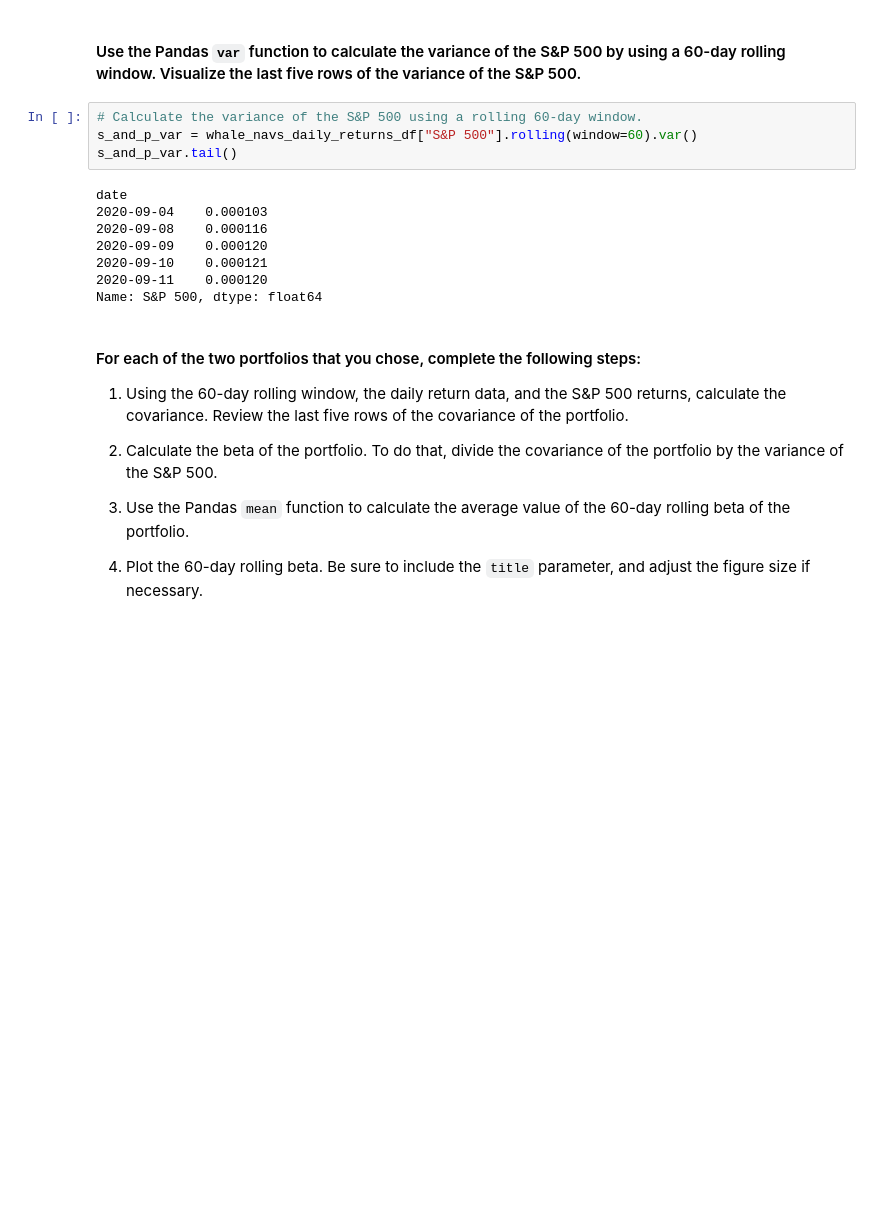
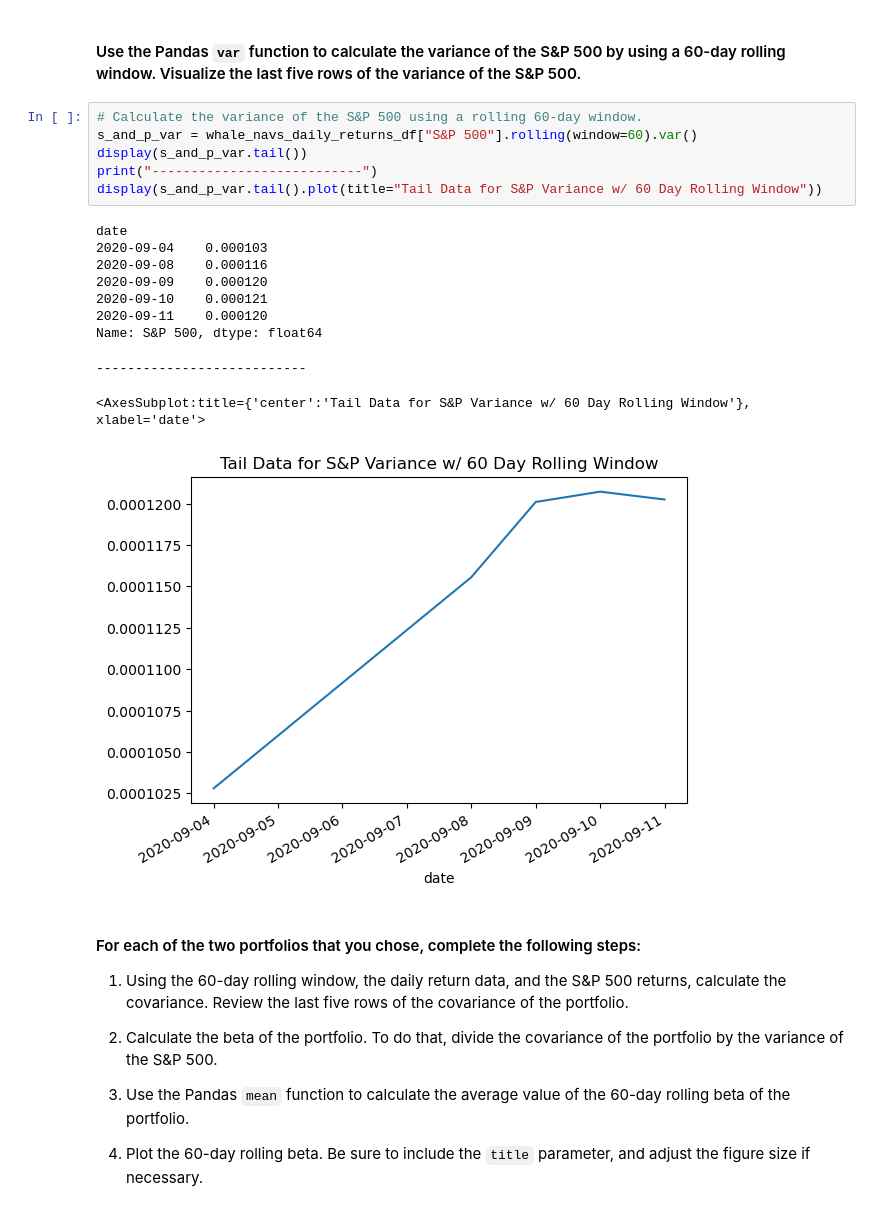
Before and after one commit to djohnst914/Risk_Analysis_Investment_Opportunities, a Jupyter notebook: risk_return_analysis.ipynb, the cells around one changed output. Cells and saved outputs as stored; diff of their text form; blank space fills up the shorter version.

```diff
--- a/risk_return_analysis.ipynb
+++ b/risk_return_analysis.ipynb
@@ -398,15 +398,20 @@ Your analysis is nearing completion. Now, you need to evaluate how the portfolio
 # %%
 # Calculate the variance of the S&P 500 using a rolling 60-day window.
 s_and_p_var = whale_navs_daily_returns_df["S&P 500"].rolling(window=60).var()
-s_and_p_var.tail()
+display(s_and_p_var.tail())
+print("---------------------------")
+display(s_and_p_var.tail().plot(title="Tail Data for S&P Variance w/ 60 Day Rolling Window"))
 # %% [output]
 date
 2020-09-04    0.000103
 2020-09-08    0.000116
 2020-09-09    0.000120
 2020-09-10    0.000121
 2020-09-11    0.000120
 Name: S&P 500, dtype: float64
+---------------------------
+<AxesSubplot:title={'center':'Tail Data for S&P Variance w/ 60 Day Rolling Window'}, xlabel='date'>
+[figure, added]
 # %% [markdown]
 #### For each of the two portfolios that you chose, complete the following steps:
 
```
Also changed, not shown: parts of 17 cells of this notebook.
